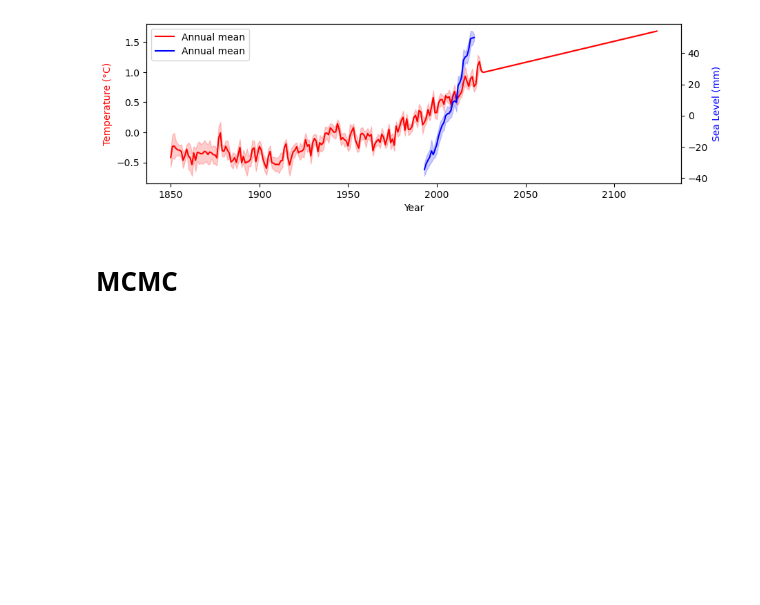
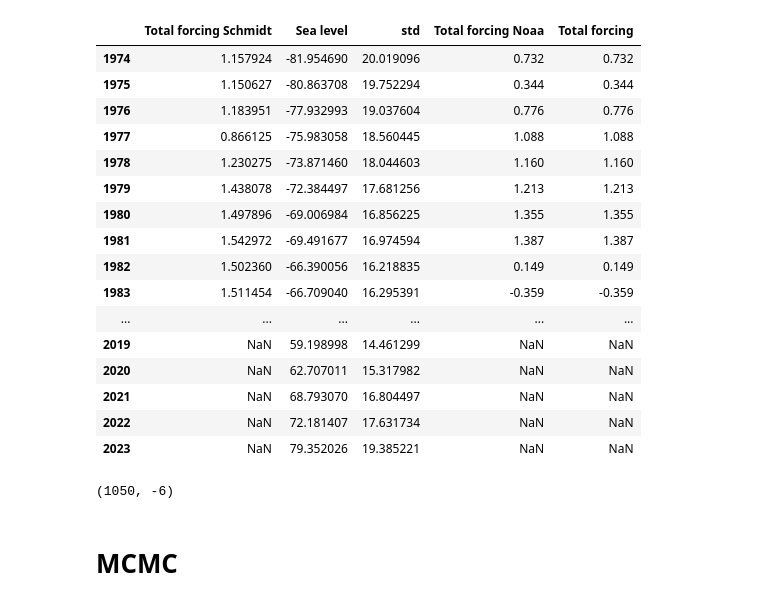
Before and after one commit to tonton-golio/sea-level-change-4box-model, a Jupyter notebook: notebooks/modelling_MCMC.ipynb, the cells around one changed output. Saved outputs shown, nothing was run; the diff lists cells and outputs as text; code cells hidden in the pictures; blank space fills up the shorter version.

```diff
--- a/notebooks/modelling_MCMC.ipynb
+++ b/notebooks/modelling_MCMC.ipynb
@@ -55,0 +63,32 @@ len of df_T_forecast 100
+# %%
+x = []
+for i in df.index:
+    # if we have Total forcing Noaa use it, otherwise use Total forcing Schmidt if that is not nan
+    if pd.notna(df.loc[i, 'Total forcing Noaa']):
+        x.append(df.loc[i, 'Total forcing Noaa'])
+    elif pd.notna(df.loc[i, 'Total forcing Schmidt']):
+        x.append(df.loc[i, 'Total forcing Schmidt'])
+    else:
+        x.append(np.nan)
+        # raise ValueError(f'No total forcing data for {i}')
+
+df['Total forcing'] = x
+df.tail(50)
+# %% [output]
+|  | Total forcing Schmidt | Sea level | std | Total forcing Noaa | Total forcing |
+| 1974 | 1.157924 | -81.954690 | 20.019096 | 0.732 | 0.732 |
+| 1975 | 1.150627 | -80.863708 | 19.752294 | 0.344 | 0.344 |
+| 1976 | 1.183951 | -77.932993 | 19.037604 | 0.776 | 0.776 |
+| 1977 | 0.866125 | -75.983058 | 18.560445 | 1.088 | 1.088 |
+| 1978 | 1.230275 | -73.871460 | 18.044603 | 1.160 | 1.160 |
+| 1979 | 1.438078 | -72.384497 | 17.681256 | 1.213 | 1.213 |
+| 1980 | 1.497896 | -69.006984 | 16.856225 | 1.355 | 1.355 |
+| 1981 | 1.542972 | -69.491677 | 16.974594 | 1.387 | 1.387 |
+| 1982 | 1.502360 | -66.390056 | 16.218835 | 0.149 | 0.149 |
+| 1983 | 1.511454 | -66.709040 | 16.295391 | -0.359 | -0.359 |
+| ... | ... | ... | ... | ... | ... |
+| 2019 | NaN | 59.198998 | 14.461299 | NaN | NaN |
+| 2020 | NaN | 62.707011 | 15.317982 | NaN | NaN |
+| 2021 | NaN | 68.793070 | 16.804497 | NaN | NaN |
+| 2022 | NaN | 72.181407 | 17.631734 | NaN | NaN |
+| 2023 | NaN | 79.352026 | 19.385221 | NaN | NaN |
@@ -81,9 +124,22 @@ def plot_data(df_T, df_S):
 
     plt.show()
 
-plot_data(df_T, df_S)
+# plot_data(df_T, df_S)
+
+y = y.dropna()
+x = x.dropna()
+y_std = y_std.dropna()
-# %% [output]
-[figure, removed]
+# %%
+x.index[0], x.index[-1], y.index[0], y.index[-1]
+
+
+cut_head = y.index[0] - x.index[0]
+cut_tail = x.index[-1] - y.index[-1]
+
+cut_head, cut_tail
+# x.index[1050]
+# %% [output]
+(1050, -6)
 # %% [markdown]
 # MCMC
 # %%
```
Also changed, not shown: parts of 10 cells of this notebook, 1 other file.
